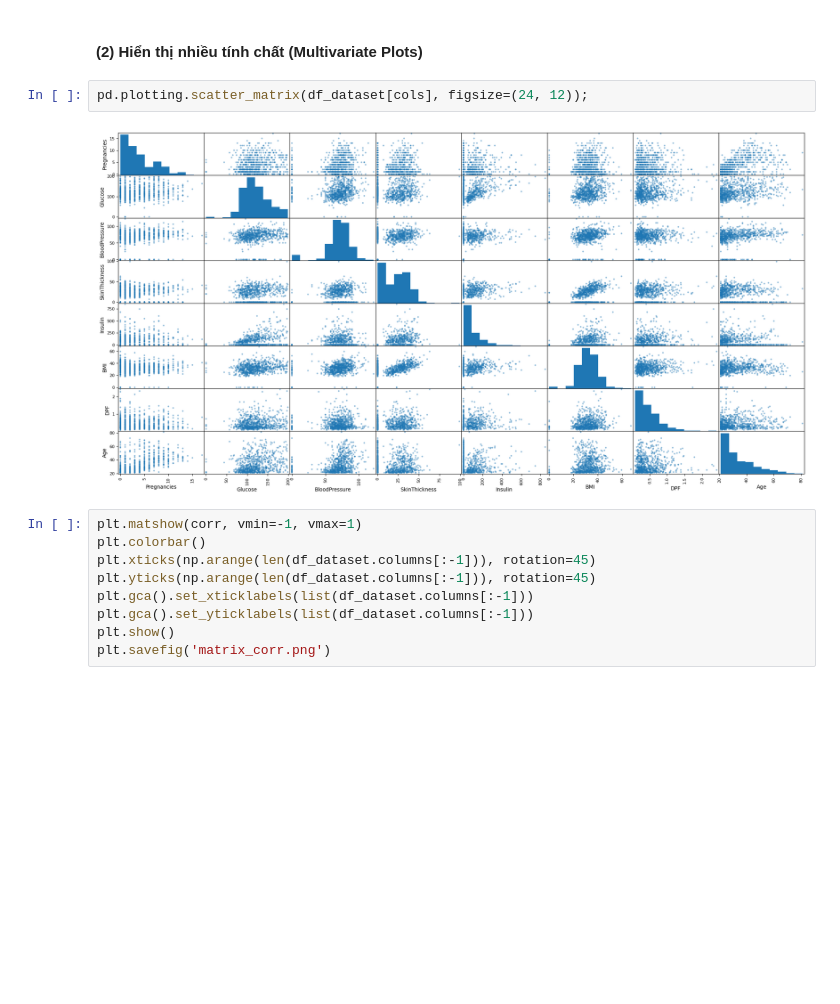
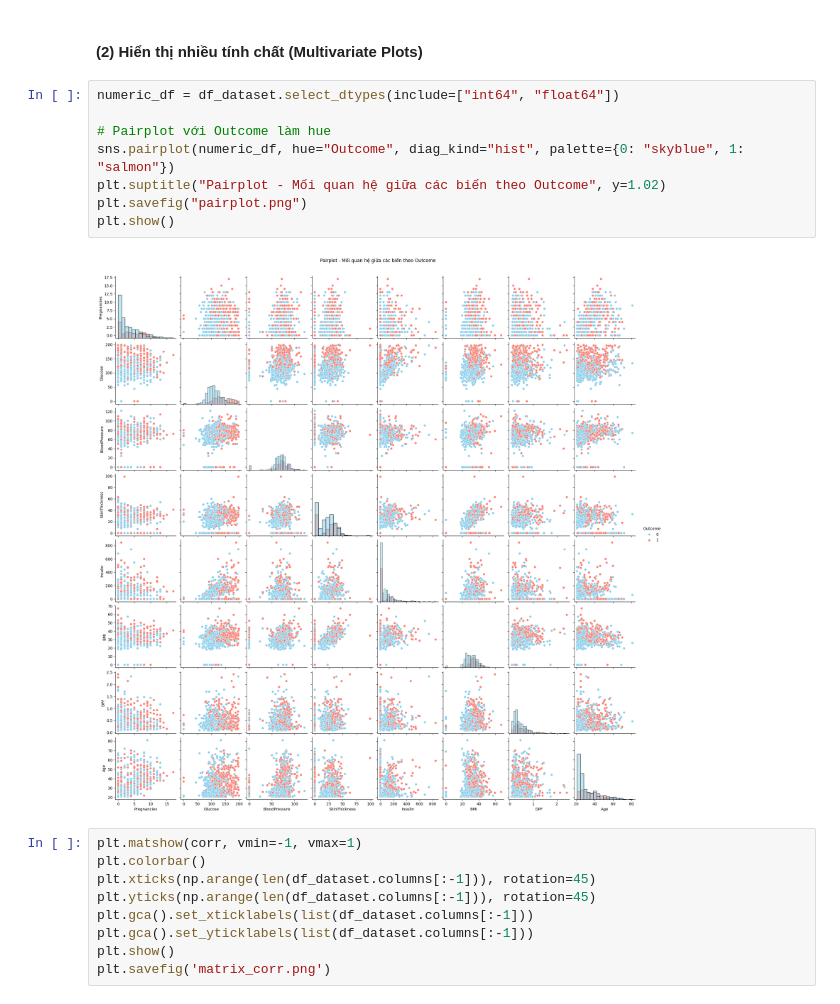
Before and after one commit to chien2734/sgu_data_analyst, a Jupyter notebook: Lab03_BuiDucChien_3122410039.ipynb, the cells around one changed output. Saved outputs shown, nothing was run; the diff lists cells and outputs as text; blank space fills up the shorter version.

```diff
--- a/Lab03_BuiDucChien_3122410039.ipynb
+++ b/Lab03_BuiDucChien_3122410039.ipynb
@@ -357,10 +387,16 @@ plt.show()
 + Nhóm người không mắc bệnh nằm trong độ tuổi **20**, còn những người mắc bệnh thì trải đều **20-40** và cũng có nhiều trường hợp **>50**.
 # %% [markdown]
 #### (2) Hiển thị nhiều tính chất (Multivariate Plots)
-# %%
-pd.plotting.scatter_matrix(df_dataset[cols], figsize=(24, 12));
-# %% [output]
-[figure, removed]
+# %%
+numeric_df = df_dataset.select_dtypes(include=["int64", "float64"])
+
+# Pairplot với Outcome làm hue
+sns.pairplot(numeric_df, hue="Outcome", diag_kind="hist", palette={0: "skyblue", 1: "salmon"})
+plt.suptitle("Pairplot - Mối quan hệ giữa các biến theo Outcome", y=1.02)
+plt.savefig("pairplot.png")
+plt.show()
+# %% [output]
+[figure, added]
 # %%
 plt.matshow(corr, vmin=-1, vmax=1)
 plt.colorbar()
```
Also changed, not shown: parts of 15 cells of this notebook.
